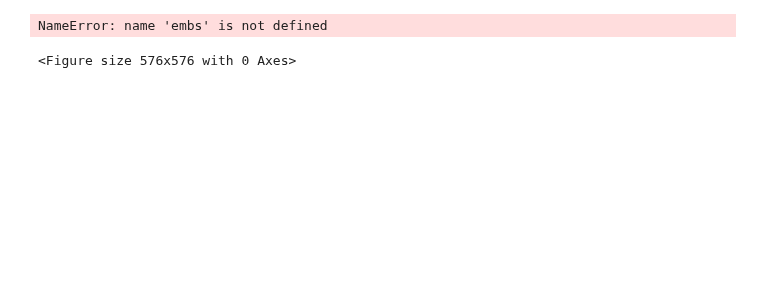
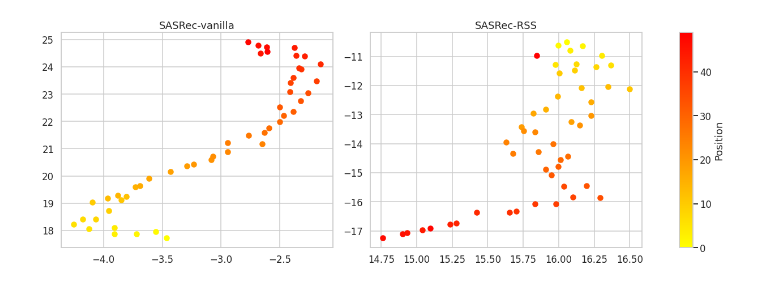
Before and after one commit to asash/gptrec_rl, a Jupyter notebook: evaluation/Sasrec-Rss-Attention-Analysis.ipynb, the cells around one changed output. Drawn from its saved outputs; the diff is of its cells as text; code cells hidden in the pictures; blank space fills up the shorter version.

```diff
--- a/evaluation/Sasrec-Rss-Attention-Analysis.ipynb
+++ b/evaluation/Sasrec-Rss-Attention-Analysis.ipynb
@@ -43,5 +25,0 @@ plt.imshow(maps[0], vmax=0.01)
-# %%
-x = 1 - (maps[0][0] == 0.).astype('int')
-for i in range(1, 1000):
-    x += 1 - (maps[i][0] == 0.).astype('int')
-x = np.expand_dims(x, 0)
@@ -94,2 +85,28 @@ plt.imshow(embs)
+# %%
+from umap import UMAP
+def plot_umap_embeddings(embeddings1, title1, embeddings2, title2,seed=107):
+    embeddings = tf.concat([embeddings1, embeddings2], 0)
+    mapper = UMAP(n_components=2, metric="cosine", random_state=seed).fit(embeddings)
+    matr1 = mapper.embedding_[:len(embeddings1)]
+    matr2 = mapper.embedding_[len(embeddings1):]
+    N = len(embeddings1)
+    cmap = mpl.cm.get_cmap('autumn_r')
+    norm = mpl.colors.Normalize(vmin=0, vmax=len(embeddings1) - 1)
+    fig, ax = plt.subplots(1,3,figsize=(20, 7), gridspec_kw={'width_ratios': [1, 1, 0.05]})
+    for i in range(len(embeddings1)):
+        emb1 = matr1[i]
+        emb2 = matr2[i]
+        color = cmap(norm(i))
+        ax[0].scatter(emb1[0], emb1[1], color=color)
+        ax[1].scatter(emb2[0], emb2[1], color=color)
+    ax[0].set_title(title1)
+    ax[1].set_title(title2)
+    fig.colorbar(mpl.cm.ScalarMappable(norm=norm, cmap=cmap),
+             cax=ax[2], orientation='vertical', label='Position')
+    fig.savefig(f'umap_embeddings.svg')
+
+plot_umap_embeddings(embs_vanilla, "SASRec-vanilla", embs_rss, "SASRec-RSS", 107)
+# %% [output]
+[figure, added]
 # %%
 def pos_sim(emb1, emb2):
@@ -107,6 +133,0 @@ def sim_matr(embs):
-# %%
-plt.figure(figsize=(8,8))
-plt.imshow(sim_matr(embs))
-# %% [output]
-NameError: name 'embs' is not defined
-<Figure size 576x576 with 0 Axes>
```
Also changed, not shown: parts of 32 cells of this notebook, 3 other files.
